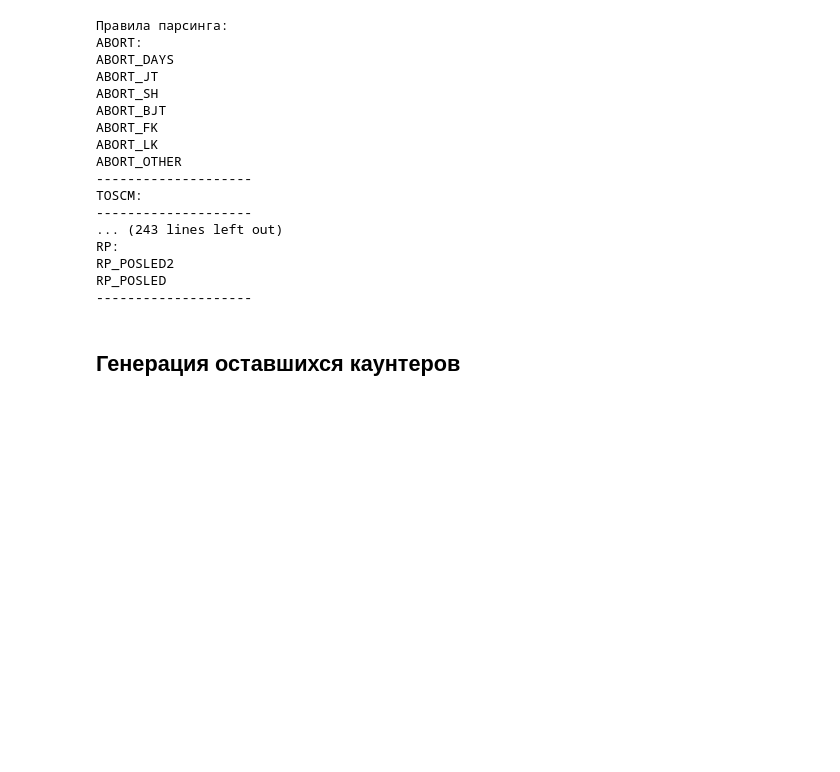
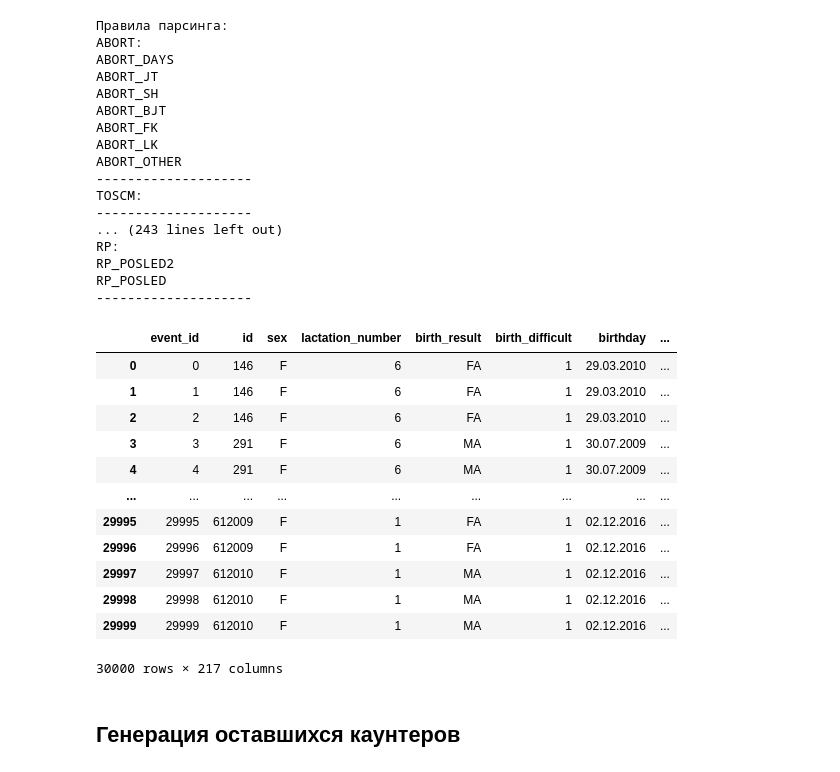
Before and after one commit to Desiment/cows-hack, a Jupyter notebook: notebooks/Preprocessing.ipynb, the cells around one changed output. Saved outputs shown, nothing was run; the diff lists cells and outputs as text; code cells hidden in the pictures; blank space fills up the shorter version.

```diff
--- a/notebooks/Preprocessing.ipynb
+++ b/notebooks/Preprocessing.ipynb
@@ -399,11 +398,27 @@ RP_POSLED2
 RP_POSLED
 --------------------
 # %%
+counters = []
 for event in EventRules.keys():
     for rule in EventRules[event]:
-        #print(rule.name)
-        df[rule.name] = df['remark'].apply(lambda x: rule.parse(x) if rule.match(x) else 0)
-        df[rule.name] = df[rule.name] * (df['event'] == event)
+        counters.append(df['remark'].apply(lambda x: rule.parse(x) if rule.match(x) else 0) * (df['event'] == event))
+        counters[-1] = counters[-1].rename(rule.name)
+df = pd.concat([df] + counters, axis=1)
+df
+# %% [output]
+|  | event_id | id | sex | lactation_number | birth_result | birth_difficult | birthday | ... |
+| 0 | 0 | 146 | F | 6 | FA | 1 | 29.03.2010 | ... |
+| 1 | 1 | 146 | F | 6 | FA | 1 | 29.03.2010 | ... |
+| 2 | 2 | 146 | F | 6 | FA | 1 | 29.03.2010 | ... |
+| 3 | 3 | 291 | F | 6 | MA | 1 | 30.07.2009 | ... |
+| 4 | 4 | 291 | F | 6 | MA | 1 | 30.07.2009 | ... |
+| ... | ... | ... | ... | ... | ... | ... | ... | ... |
+| 29995 | 29995 | 612009 | F | 1 | FA | 1 | 02.12.2016 | ... |
+| 29996 | 29996 | 612009 | F | 1 | FA | 1 | 02.12.2016 | ... |
+| 29997 | 29997 | 612010 | F | 1 | MA | 1 | 02.12.2016 | ... |
+| 29998 | 29998 | 612010 | F | 1 | MA | 1 | 02.12.2016 | ... |
+| 29999 | 29999 | 612010 | F | 1 | MA | 1 | 02.12.2016 | ... |
+30000 rows × 217 columns
 # %% [markdown]
 ## Генерация оставшихся каунтеров
 # %% [markdown]
```
Also changed, not shown: parts of 7 cells of this notebook.
